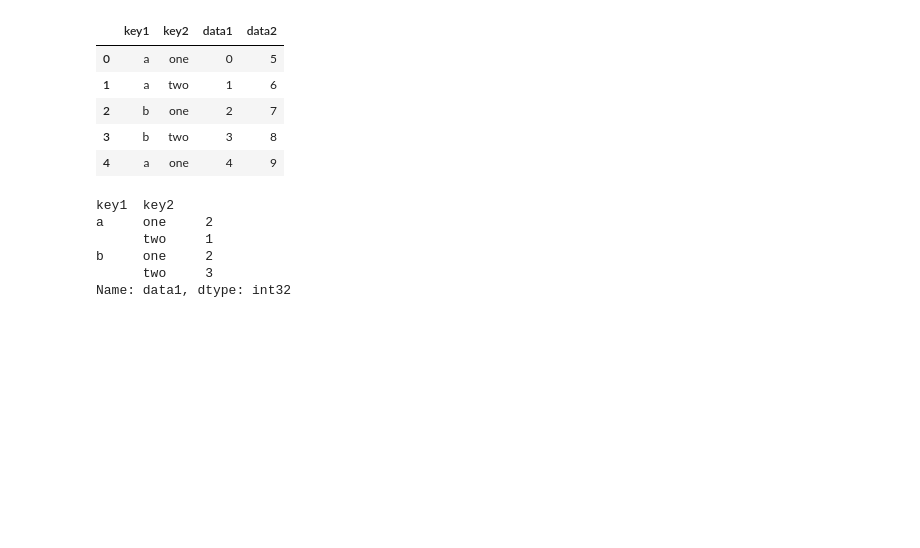
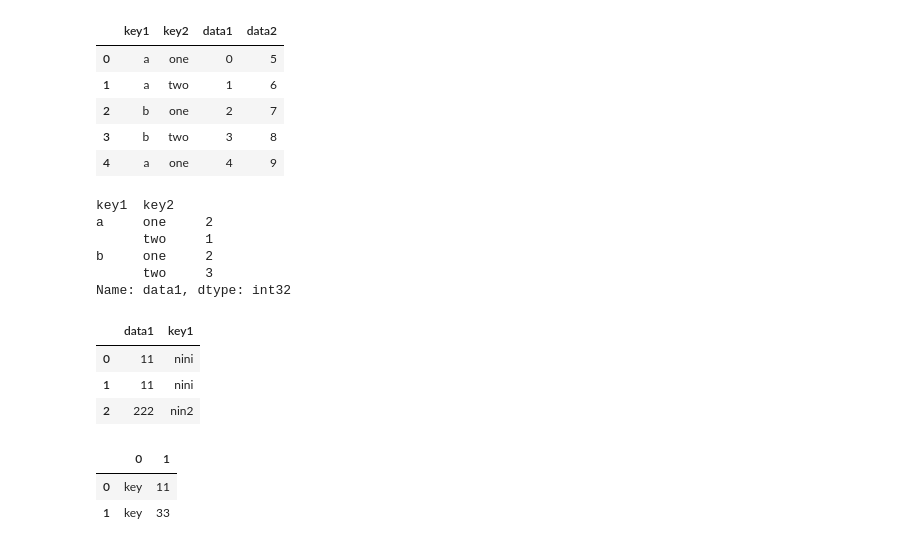
Before and after one commit to JiaLei123/numpyandpandas, a Jupyter notebook: cp03/pandas_adv.ipynb, the cells around one changed output. Cells and saved outputs as stored; diff of their text form; code cells hidden in the pictures; blank space fills up the shorter version.

```diff
--- a/cp03/pandas_adv.ipynb
+++ b/cp03/pandas_adv.ipynb
@@ -27,3 +27,27 @@ a     one     2
 b     one     2
       two     3
 Name: data1, dtype: int32
+# %%
+df = pd.DataFrame([{
+    "key1": 'nini',
+    "data1" : 11
+}, {
+     "key1": 'nini',
+    "data1" : 11
+}, {
+     "key1": 'nin2',
+    "data1" : 222
+}])
+df
+# %% [output]
+|  | data1 | key1 |
+| 0 | 11 | nini |
+| 1 | 11 | nini |
+| 2 | 222 | nin2 |
+# %%
+df = pd.DataFrame([("key", 11), ("key", 33)])
+df
+# %% [output]
+|  | 0 | 1 |
+| 0 | key | 11 |
+| 1 | key | 33 |
```
Also changed, not shown: 28 other files.
